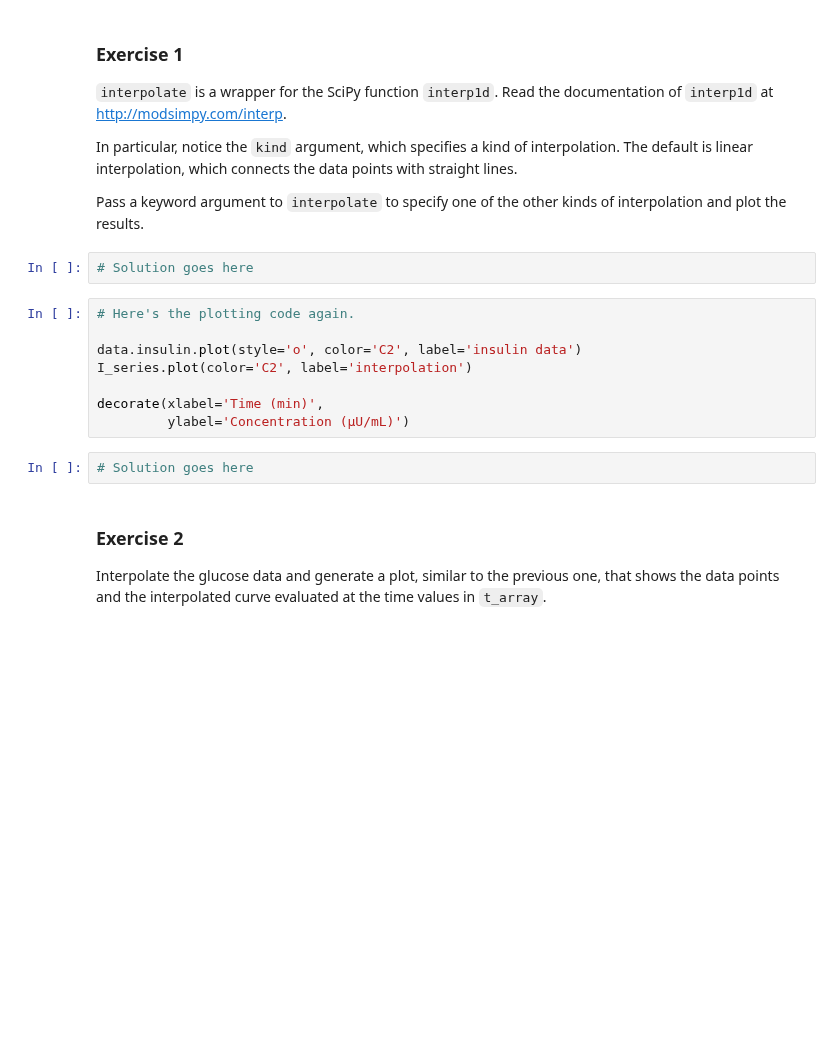
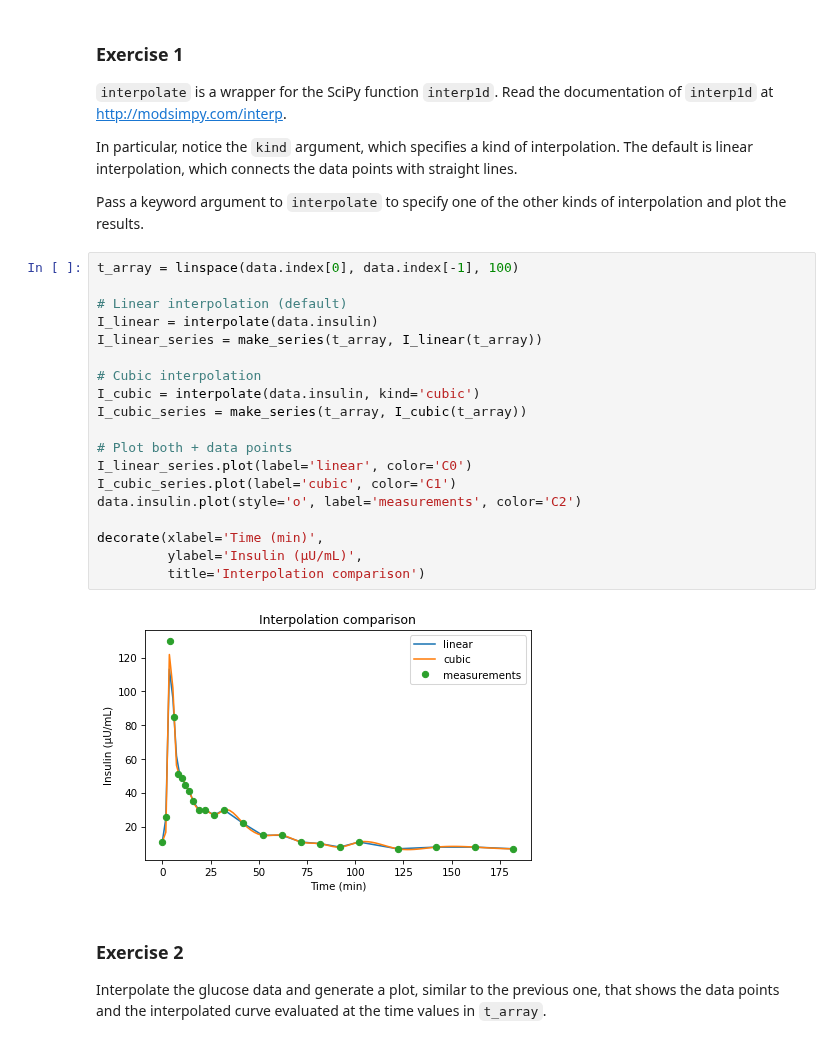
Before and after one commit to nwilliams770/academia, a Jupyter notebook: modeling_and_simulation/chapters/chap17.ipynb, the cells around one changed output. Cells and saved outputs as stored; diff of their text form; blank space fills up the shorter version.

Commit message:
Complete ModSimPy chapters 17-19: glucose-insulin ODE modeling

```diff
--- a/modeling_and_simulation/chapters/chap17.ipynb
+++ b/modeling_and_simulation/chapters/chap17.ipynb
@@ -220,17 +234,26 @@ The default is linear interpolation, which connects the data points with straigh
 
 Pass a keyword argument to `interpolate` to specify one of the other kinds of interpolation and plot the results.
 # %%
-# Solution goes here
+t_array = linspace(data.index[0], data.index[-1], 100)
+
+# Linear interpolation (default)
+I_linear = interpolate(data.insulin)
+I_linear_series = make_series(t_array, I_linear(t_array))
+
+# Cubic interpolation
+I_cubic = interpolate(data.insulin, kind='cubic')
+I_cubic_series = make_series(t_array, I_cubic(t_array))
+
+# Plot both + data points
+I_linear_series.plot(label='linear', color='C0')
+I_cubic_series.plot(label='cubic', color='C1')
+data.insulin.plot(style='o', label='measurements', color='C2')
+
+decorate(xlabel='Time (min)',
+         ylabel='Insulin (μU/mL)',
+         title='Interpolation comparison')
+# %% [output]
+[figure, added]
-# %%
-# Here's the plotting code again.
-
-data.insulin.plot(style='o', color='C2', label='insulin data')
-I_series.plot(color='C2', label='interpolation')
-
-decorate(xlabel='Time (min)',
-         ylabel='Concentration (μU/mL)')
-# %%
-# Solution goes here
 # %% [markdown]
 ### Exercise 2
 
```
Also changed, not shown: parts of 6 cells of this notebook, 2 other files.
